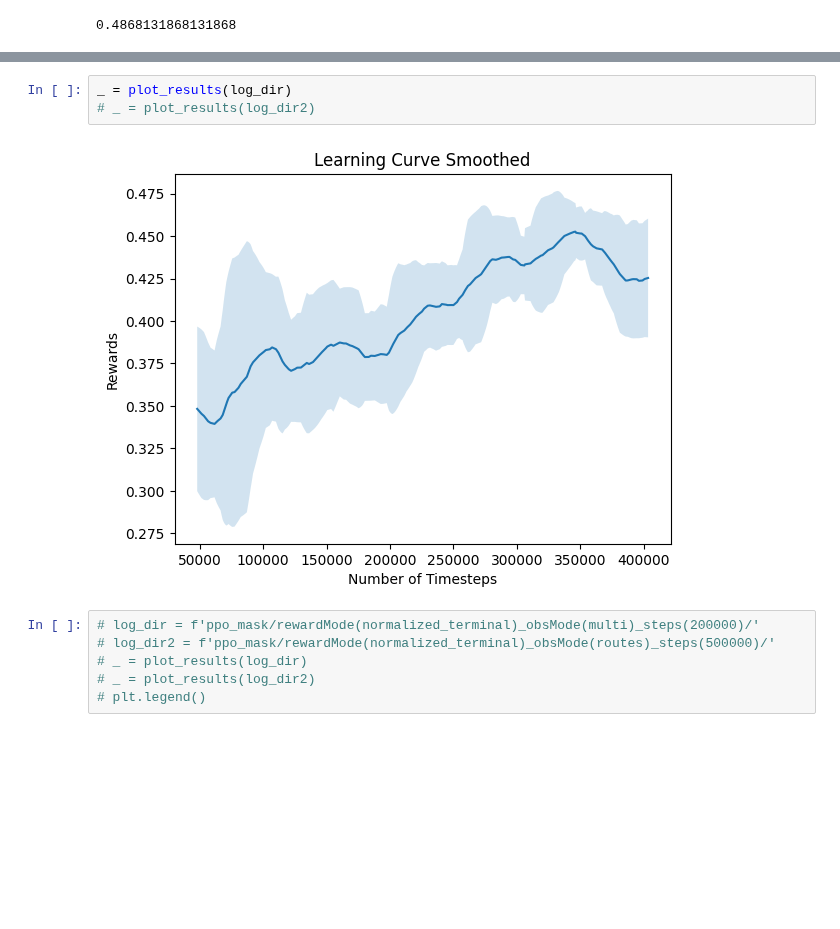
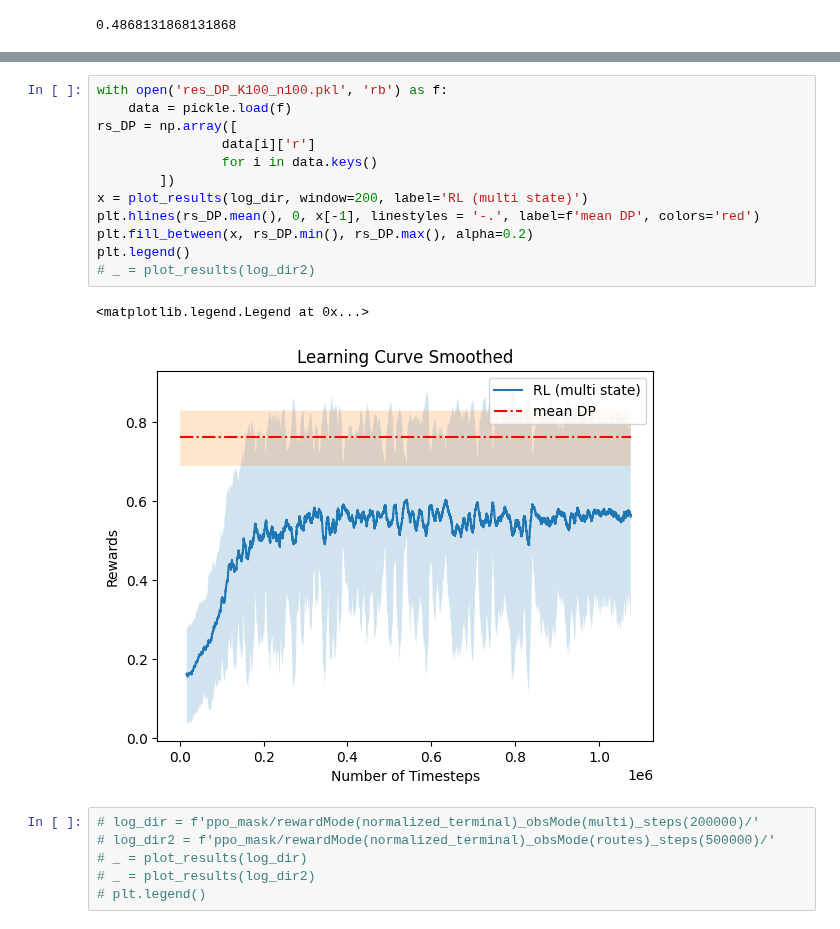
Before and after one commit to Farid-Najar/TransportersDilemma, a Jupyter notebook: RL/results.ipynb, the cells around one changed output, grey strips where cells are left out. Drawn from its saved outputs; the diff is of its cells as text; blank space fills up the shorter version.

```diff
--- a/RL/results.ipynb
+++ b/RL/results.ipynb
@@ -175,8 +274,18 @@ results_plotter.plot_results(
-# %%
-_ = plot_results(log_dir)
-# _ = plot_results(log_dir2)
-# %% [output]
-[figure, removed]
+# %%
+with open('res_DP_K100_n100.pkl', 'rb') as f:
+    data = pickle.load(f)
+rs_DP = np.array([
+                data[i]['r']
+                for i in data.keys()
+        ])
+x = plot_results(log_dir, window=200, label='RL (multi state)')
+plt.hlines(rs_DP.mean(), 0, x[-1], linestyles = '-.', label=f'mean DP', colors='red')
+plt.fill_between(x, rs_DP.min(), rs_DP.max(), alpha=0.2)
+plt.legend()
+# _ = plot_results(log_dir2)
+# %% [output]
+<matplotlib.legend.Legend at 0x...>
+[figure, added]
 # %%
 # log_dir = f'ppo_mask/rewardMode(normalized_terminal)_obsMode(multi)_steps(200000)/'
 # log_dir2 = f'ppo_mask/rewardMode(normalized_terminal)_obsMode(routes)_steps(500000)/'
```
Also changed, not shown: parts of 11 cells of this notebook, 27 other files.
